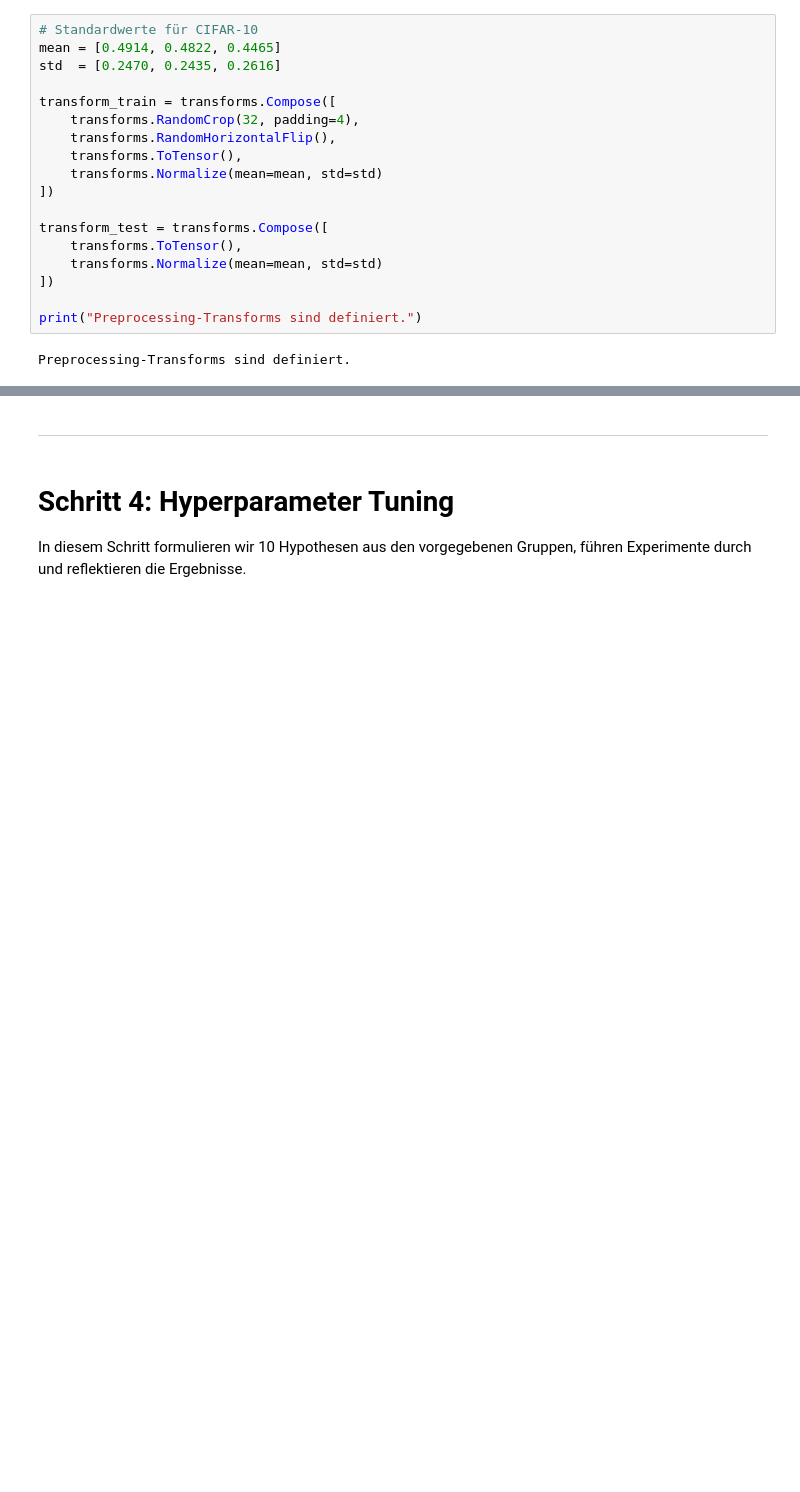
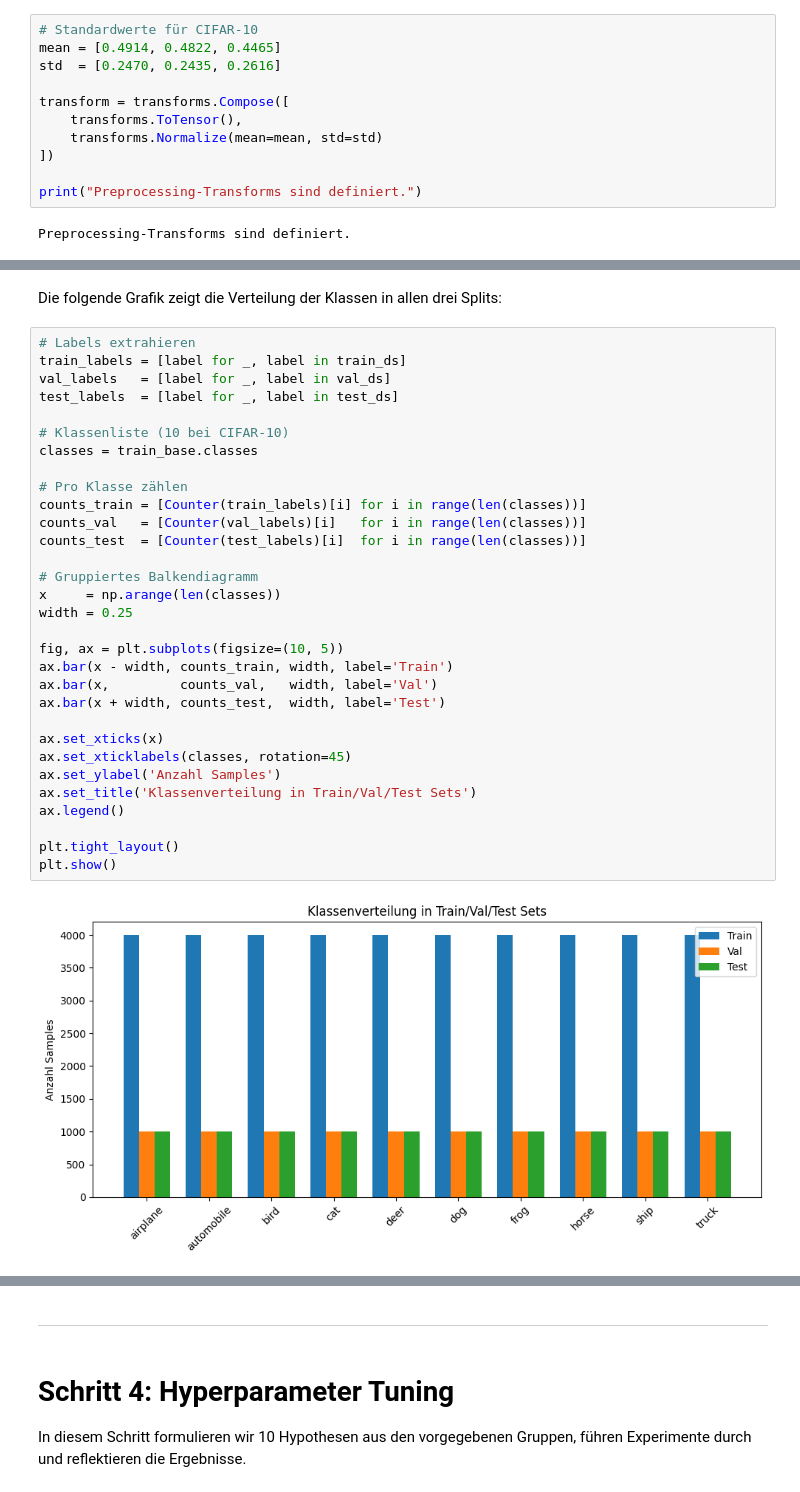
Before and after one commit to Kroli99/del_mc_25, a Jupyter notebook: del_mc_25.ipynb, the cells around one changed output, grey strips where cells are left out. Saved outputs shown, nothing was run; the diff lists cells and outputs as text; blank space fills up the shorter version.

```diff
--- a/del_mc_25.ipynb
+++ b/del_mc_25.ipynb
@@ -138,14 +186,7 @@ Berechnete std : [0.247023344039917, 0.24347808957099915, 0.2615787386894226]
 mean = [0.4914, 0.4822, 0.4465]
 std  = [0.2470, 0.2435, 0.2616]
 
-transform_train = transforms.Compose([
-    transforms.RandomCrop(32, padding=4),
-    transforms.RandomHorizontalFlip(),
-    transforms.ToTensor(),
-    transforms.Normalize(mean=mean, std=std)
-])
-
-transform_test = transforms.Compose([
+transform = transforms.Compose([
     transforms.ToTensor(),
     transforms.Normalize(mean=mean, std=std)
 ])
@@ -157,0 +255,35 @@ Preprocessing-Transforms sind definiert.
+# %% [markdown]
+Die folgende Grafik zeigt die Verteilung der Klassen in allen drei Splits:
+# %%
+# Labels extrahieren
+train_labels = [label for _, label in train_ds]
+val_labels   = [label for _, label in val_ds]
+test_labels  = [label for _, label in test_ds]
+
+# Klassenliste (10 bei CIFAR-10)
+classes = train_base.classes
+
+# Pro Klasse zählen
+counts_train = [Counter(train_labels)[i] for i in range(len(classes))]
+counts_val   = [Counter(val_labels)[i]   for i in range(len(classes))]
+counts_test  = [Counter(test_labels)[i]  for i in range(len(classes))]
+
+# Gruppiertes Balkendiagramm
+x     = np.arange(len(classes))
+width = 0.25
+
+fig, ax = plt.subplots(figsize=(10, 5))
+ax.bar(x - width, counts_train, width, label='Train')
+ax.bar(x,         counts_val,   width, label='Val')
+ax.bar(x + width, counts_test,  width, label='Test')
+
+ax.set_xticks(x)
+ax.set_xticklabels(classes, rotation=45)
+ax.set_ylabel('Anzahl Samples')
+ax.set_title('Klassenverteilung in Train/Val/Test Sets')
+ax.legend()
+
+plt.tight_layout()
+plt.show()
+# %% [output]
+[figure, added]
```
Also changed, not shown: parts of 96 cells of this notebook, 1 other file.
